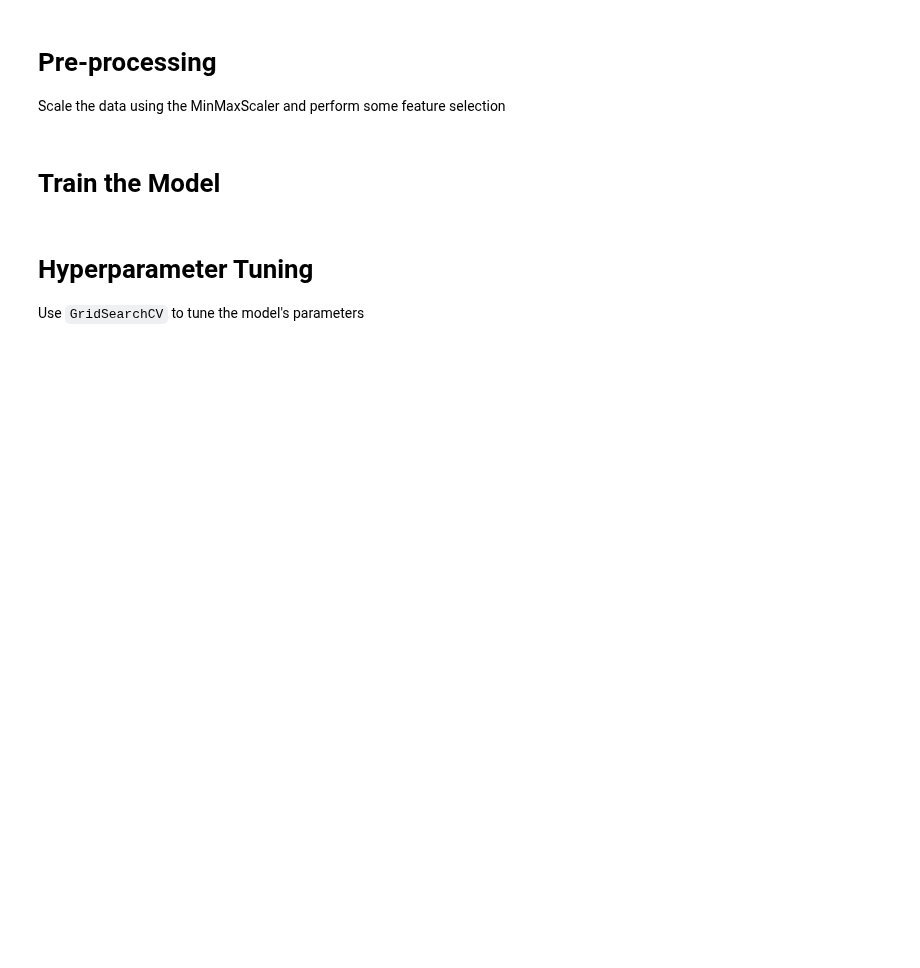
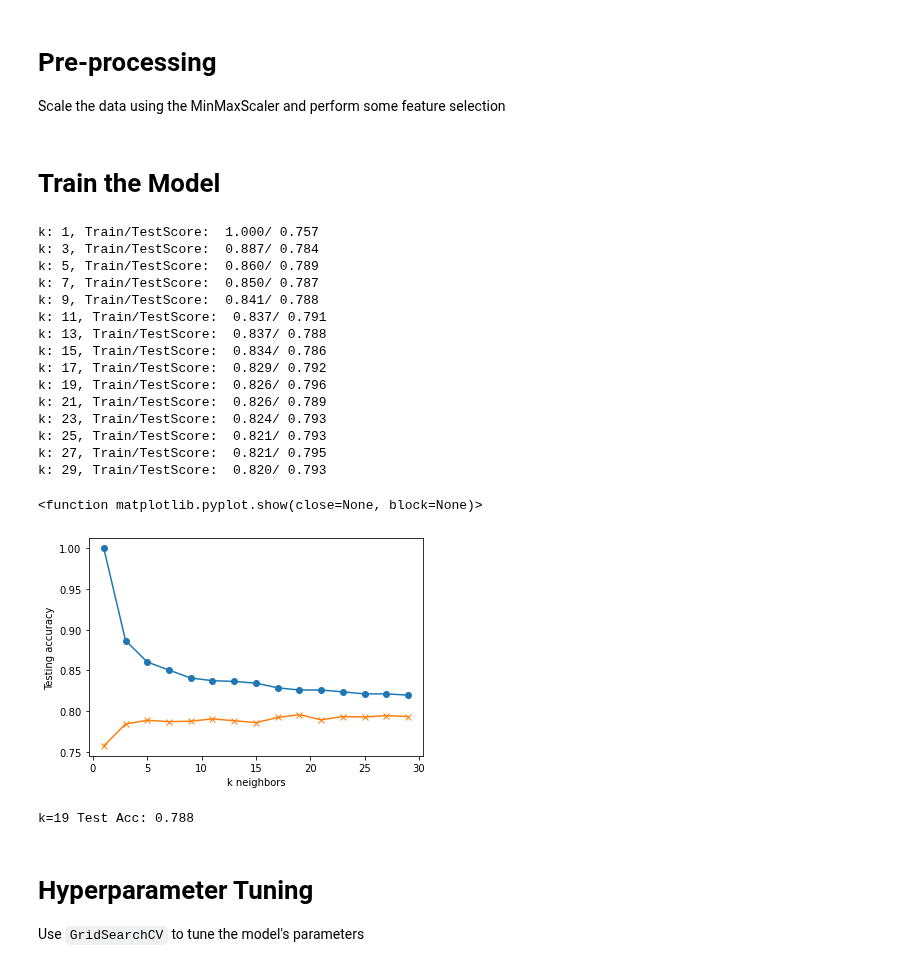
Before and after one commit to pauleppers/machine-learning-challenge, a Jupyter notebook: starter_code/model_3KNearestNeighbor.ipynb, the cells around one changed output. Drawn from its saved outputs; the diff is of its cells as text; code cells hidden in the pictures; blank space fills up the shorter version.

```diff
--- a/starter_code/model_3KNearestNeighbor.ipynb
+++ b/starter_code/model_3KNearestNeighbor.ipynb
@@ -104,2 +70,13 @@ Scale the data using the MinMaxScaler and perform some feature selection
+# %%
+# Scale your data
+from sklearn.preprocessing import StandardScaler
+X_scaler = StandardScaler().fit(X_train)  #
+
+#Transform the training and testing data using the X_scaler and y_scaler models
+# Standard scaler if aren't sure if there are outliers, if outliers use standard scaler.
+# use min max if no outliers
+
+X_train_scaled = X_scaler.transform(X_train)
+X_test_scaled = X_scaler.transform(X_test)
 # %% [markdown]
 # Train the Model
@@ -109,3 +83,55 @@ print(f"Testing Data Score: {model2.score(X_test_scaled, y_test)}")
+# %%
+# k is the number of closest neighbors 1,3,5,7
+train_scores=[]
+test_scores=[]
+
+n = 30
+
+for k in range (1,n,2):
+    knn = KNeighborsClassifier(n_neighbors=k)
+    knn.fit(X_train_scaled, y_train.ravel())
+    train_score = knn.score(X_train_scaled, y_train)
+    test_score = knn.score(X_test_scaled, y_test)
+    train_scores.append(train_score)
+    test_scores.append(test_score)
+    print(f"k: {k}, Train/TestScore: {train_score: .3f}/{test_score: .3f}")
+
+plt.plot(range(1,n,2), train_scores, marker = 'o')
+plt.plot(range(1,n,2), test_scores, marker = 'x')
+plt.xlabel('k neighbors')
+plt.ylabel('Testing accuracy')
+plt.show
+
+
+
+
+# print(f"Training Data Score: {model2.score(X_train_scaled, y_train)}")
+# print(f"Testing Data Score: {model2.score(X_test_scaled, y_test)}")
+# %% [output]
+k: 1, Train/TestScore:  1.000/ 0.757
+k: 3, Train/TestScore:  0.887/ 0.784
+k: 5, Train/TestScore:  0.860/ 0.789
+k: 7, Train/TestScore:  0.850/ 0.787
+k: 9, Train/TestScore:  0.841/ 0.788
+k: 11, Train/TestScore:  0.837/ 0.791
+k: 13, Train/TestScore:  0.837/ 0.788
+k: 15, Train/TestScore:  0.834/ 0.786
+k: 17, Train/TestScore:  0.829/ 0.792
+k: 19, Train/TestScore:  0.826/ 0.796
+k: 21, Train/TestScore:  0.826/ 0.789
+k: 23, Train/TestScore:  0.824/ 0.793
+k: 25, Train/TestScore:  0.821/ 0.793
+k: 27, Train/TestScore:  0.821/ 0.795
+k: 29, Train/TestScore:  0.820/ 0.793
+<function matplotlib.pyplot.show(close=None, block=None)>
+[figure, added]
+# %%
+# Note that k: 19 provides the best accuracy where the classifier starts to stablize
+knn = KNeighborsClassifier(n_neighbors=9)
+knn.fit(X_train_scaled, y_train)
+print('k=19 Test Acc: %.3f' % knn.score(X_test_scaled, y_test))
+# %% [output]
+k=19 Test Acc: 0.788
 # %% [markdown]
 # Hyperparameter Tuning
 
```
Also changed, not shown: parts of 16 cells of this notebook, 3 other files.
